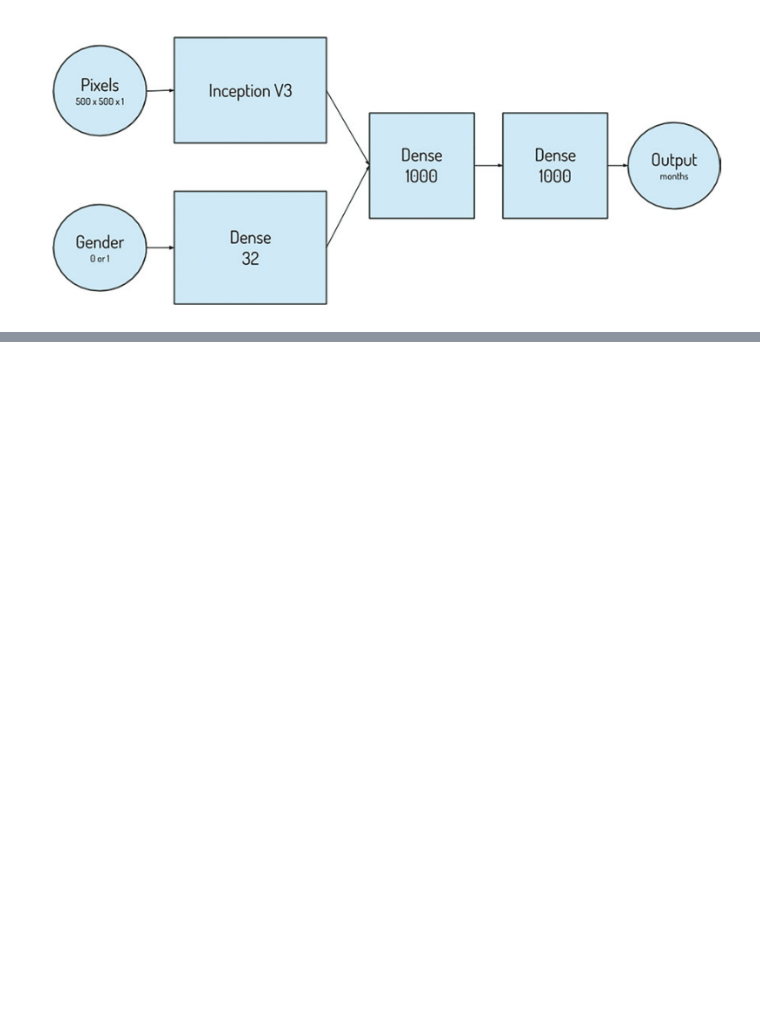
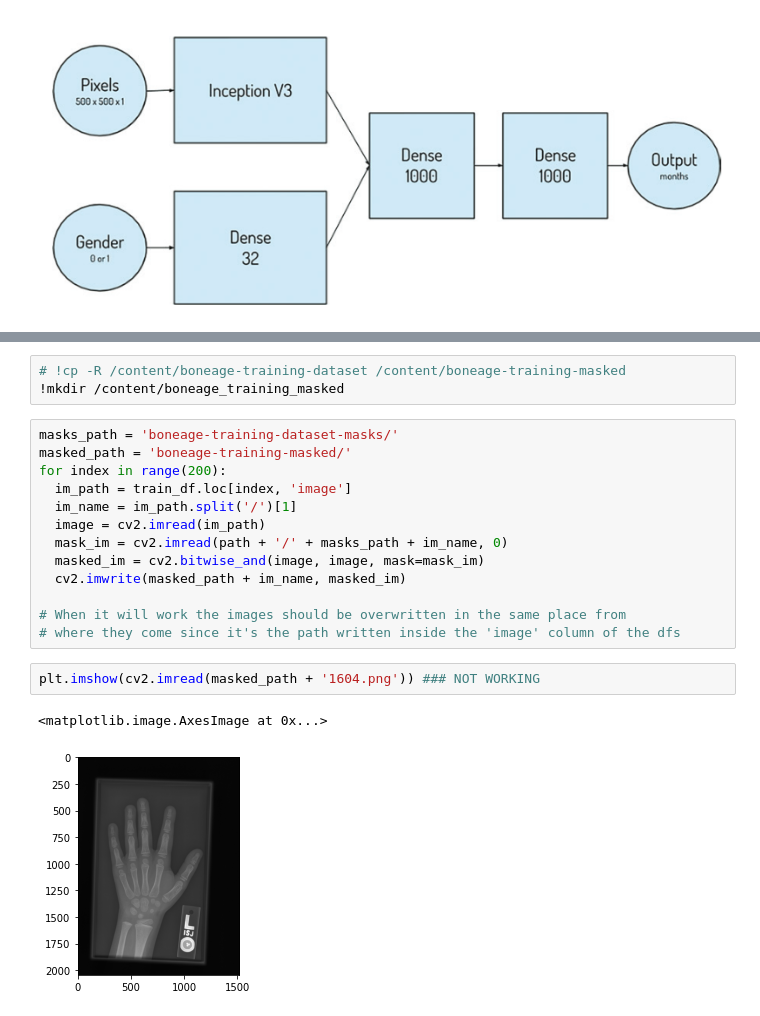
Before and after one commit to tommilotta/BoneAgePrediction, a Jupyter notebook: regression_model.ipynb, the cells around one changed output, grey strips where cells are left out. Cells and saved outputs as stored; diff of their text form; blank space fills up the shorter version.

```diff
--- a/regression_model.ipynb
+++ b/regression_model.ipynb
@@ -379,0 +351,21 @@ inc4.summary()
+# %%
+# !cp -R /content/boneage-training-dataset /content/boneage-training-masked
+!mkdir /content/boneage_training_masked
+# %%
+masks_path = 'boneage-training-dataset-masks/'
+masked_path = 'boneage-training-masked/'
+for index in range(200):
+  im_path = train_df.loc[index, 'image']
+  im_name = im_path.split('/')[1]
+  image = cv2.imread(im_path)
+  mask_im = cv2.imread(path + '/' + masks_path + im_name, 0)
+  masked_im = cv2.bitwise_and(image, image, mask=mask_im)
+  cv2.imwrite(masked_path + im_name, masked_im)
+
+# When it will work the images should be overwritten in the same place from
+# where they come since it's the path written inside the 'image' column of the dfs
+# %%
+plt.imshow(cv2.imread(masked_path + '1604.png')) ### NOT WORKING
+# %% [output]
+<matplotlib.image.AxesImage at 0x...>
+[figure, added]
```
Also changed, not shown: parts of 37 cells of this notebook.
